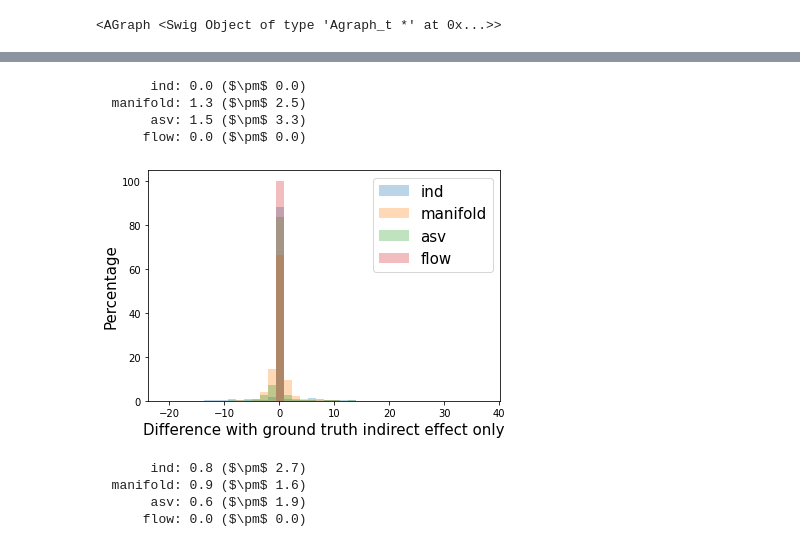
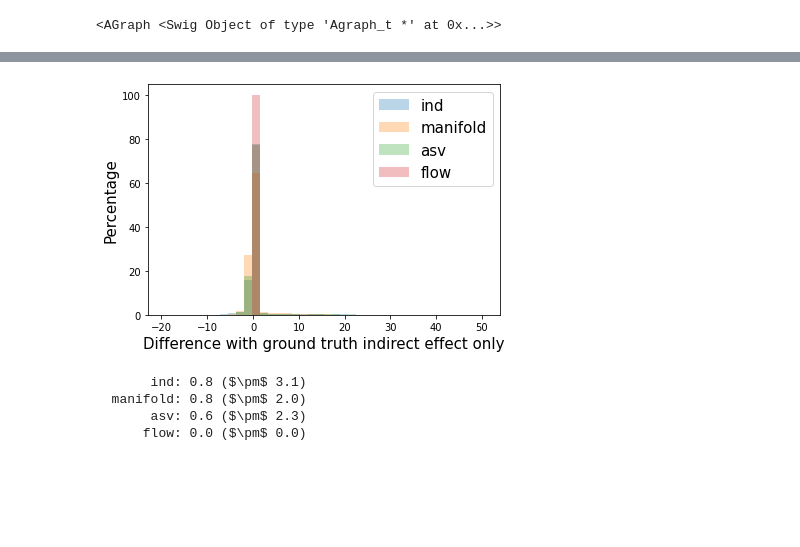
Before and after one commit to nathanwang000/Shapley-Flow, a Jupyter notebook: notebooks/linear_nutrition.ipynb, the cells around one changed output, grey strips where cells are left out. Cells and saved outputs as stored; diff of their text form; code cells hidden in the pictures; blank space fills up the shorter version.

```diff
--- a/notebooks/linear_nutrition.ipynb
+++ b/notebooks/linear_nutrition.ipynb
@@ -279,72 +167,26 @@ plt.show()
-# %%
-# for k, v in errors.items():
-#     l, m, h = np.percentile(np.abs(v), [5, 50, 95])
-#     print(f"{k:>10s}: {np.abs(v).mean().round(1)} ({l.round(1)}, {h.round(1)})")
-for k, v in errors.items():
-    print(f"{k:>10s}: {np.abs(v).mean().round(1)} ($\pm$ {np.abs(v).std().round(1)})")
-# %% [output]
-       ind: 0.0 ($\pm$ 0.0)
-  manifold: 1.3 ($\pm$ 2.5)
-       asv: 1.5 ($\pm$ 3.3)
-      flow: 0.0 ($\pm$ 0.0)
-# %%
-def get_indirect_effect_ground_truth(graph, X):
-    gt = {}
-    for n in graph:
-        if n.is_target_node: continue
-
-        intervention_on = n.name
-        sources = get_source_nodes(graph)
-
-        d = {}
-        for node in sources:
-            if not node.is_target_node:
-                try:
-                    d[node.name] = node.baseline[1:n_explain]
-                except:
-                    # this is a grouped noise node, just ignore it as it is not a feature
-                    d[node.name] = {k: v[1:n_explain] for k, v in node.baseline.items()}
-
-        before = eval_graph(graph, d)
-
-        try:
-            d.update({intervention_on: n.target[1:n_explain]}) # foreground
-        except:
-            d.update({intervention_on: {k: n.target[k][1:n_explain] for k in n.target}}) # foreground
-
-        after = eval_graph(graph, d)
-
-        gt[intervention_on] = after - before
-    return gt
-
-gt_indirect = get_indirect_effect_ground_truth(cf_flow_nutrition.graph, X)
-theta_flow_indirect = get_indirect_effect_flow(cf_flow_nutrition)
 # %%
 errors = {
-    'ind': get_error(gt_indirect, theta_ind, feature_nodes),
-    'manifold': get_error(gt_indirect, theta_manifold, feature_nodes),
-    'asv': get_error(gt_indirect, theta_asv, feature_noise_nodes, feature_nodes), #need to compare on feature node
-    'flow': get_error(gt_indirect, theta_flow_indirect, feature_nodes)
+    'ind': get_error(gt_indirect, theta_ind),
+    'manifold': get_error(gt_indirect, theta_manifold),
+    'asv': get_error(gt_indirect, theta_asv),
+    'flow': get_error(gt_indirect, theta_flow_indirect)
 }
 
 bins=np.histogram(np.hstack(list(errors.values())), bins=40)[1] #get the bin edges
 for k, v in errors.items():
     plt.hist(v, bins, label=k, alpha=0.3, weights=np.zeros_like(v) + 100. / v.size)
 
 plt.legend(fontsize=15)
 plt.xlabel('Difference with ground truth indirect effect only', fontsize=15)
-# plt.ylim(0, 300)
 plt.ylabel('Percentage', fontsize=15)
 plt.tight_layout()
-plt.savefig('figures/nutrition_indirect_error.png')
 plt.show()
+
+for k, v in errors.items():
+    print(f"{k:>10s}: {np.abs(v).mean().round(1)} ($\pm$ {np.abs(v).std().round(1)})")
 # %% [output]
-[figure, old version]
+[figure, new version]
+       ind: 0.8 ($\pm$ 3.1)
+  manifold: 0.8 ($\pm$ 2.0)
+       asv: 0.6 ($\pm$ 2.3)
+      flow: 0.0 ($\pm$ 0.0)
-# %%
-for k, v in errors.items():
-    print(f"{k:>10s}: {np.abs(v).mean().round(1)} ($\pm$ {np.abs(v).std().round(1)})")
-# %% [output]
-       ind: 0.8 ($\pm$ 2.7)
-  manifold: 0.9 ($\pm$ 1.6)
-       asv: 0.6 ($\pm$ 1.9)
-      flow: 0.0 ($\pm$ 0.0)
```
Also changed, not shown: parts of 29 cells of this notebook, 37 other files.
